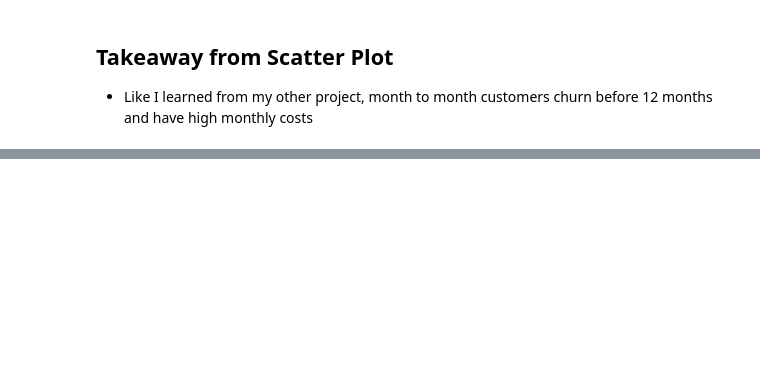
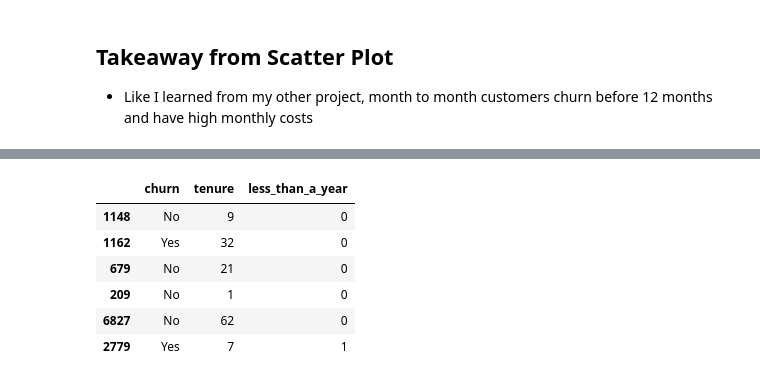
Before and after one commit to HeatherOrtegaMcMillan/telco_churn_classification_project, a Jupyter notebook: final_telco_report.ipynb, the cells around one changed output, grey strips where cells are left out. Saved outputs shown, nothing was run; the diff lists cells and outputs as text; code cells hidden in the pictures; blank space fills up the shorter version.

```diff
--- a/final_telco_report.ipynb
+++ b/final_telco_report.ipynb
@@ -353,0 +361,14 @@ Name: churn_nums, Length: 3943, dtype: int64
+# %%
+# import explore data but with target included
+train, validate, test = prepare.prep_telco_hypothesis(acquire.get_telco_data())
+# %%
+# A glance at our new target: less_than_a_year
+train[['churn', 'tenure', 'less_than_a_year']].head(6)
+# %% [output]
+|  | churn | tenure | less_than_a_year |
+| 1148 | No | 9 | 0 |
+| 1162 | Yes | 32 | 0 |
+| 679 | No | 21 | 0 |
+| 209 | No | 1 | 0 |
+| 6827 | No | 62 | 0 |
+| 2779 | Yes | 7 | 1 |
```
Also changed, not shown: parts of 21 cells of this notebook.
